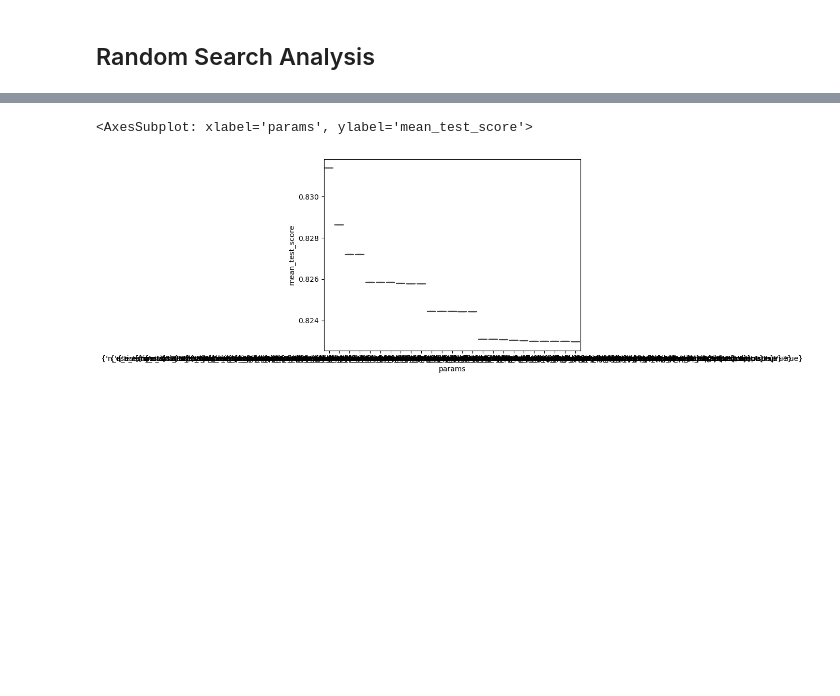
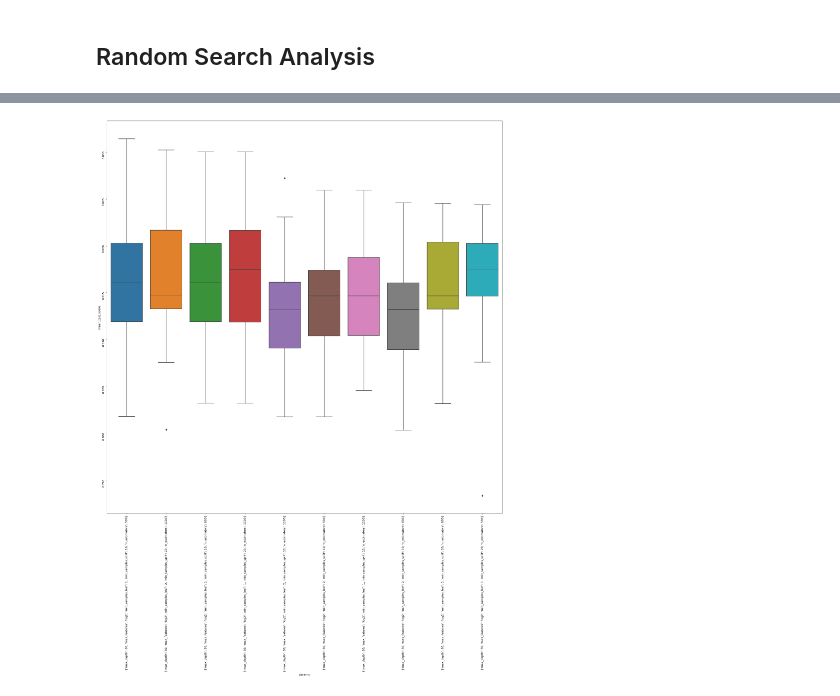
Before and after one commit to PaulDanPhillips/MachineLearning, a Jupyter notebook: RandomForestTuningExample.ipynb, the cells around one changed output, grey strips where cells are left out. Cells and saved outputs as stored; diff of their text form; code cells hidden in the pictures; blank space fills up the shorter version.

```diff
--- a/RandomForestTuningExample.ipynb
+++ b/RandomForestTuningExample.ipynb
@@ -92,11 +131,12 @@ RF.to_csv('Titanic_RFrandSearch.txt', sep='\t')
 # %%
 # Titan = PMA.Param_analysis('H:/My Drive/Machine_Learning/TutorialDataSets/Titanic/RandomSearchTuned')
 
-# RF.columns
-RF.params = RF.params.astype(str)
+RF=pd.read_csv('RFgridSearch1.txt', sep='\t', index_col=0)
 RF.sort_values('mean_test_score', ascending=False, inplace=True)
-RFbest = RF.iloc[:25,:].copy()
-sns.boxplot(data = RFbest, x='params', y='mean_test_score')
+tmp=RF.groupby('params')['mean_test_score'].mean().reset_index()
+RFbest = RF[RF['params'].isin(tmp.params.head(10).to_list())]
+fig, ax = plt.subplots(figsize=(25, 25))
+ax = sns.boxplot(data = RFbest, x='params', y='mean_test_score')
+ax.tick_params(rotation=90)
 # %% [output]
-<AxesSubplot: xlabel='params', ylabel='mean_test_score'>
-[figure, old version]
+[figure, new version]
```
Also changed, not shown: parts of 8 cells of this notebook, 2 other files.
